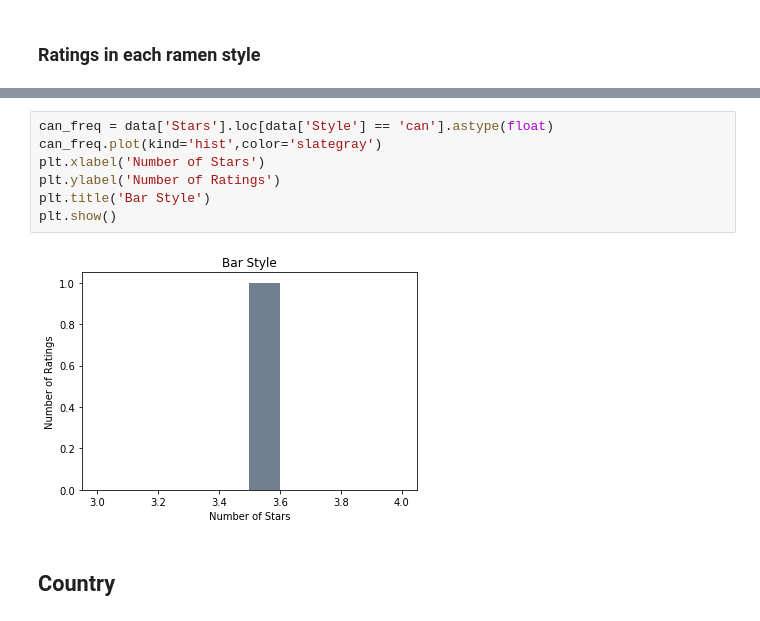
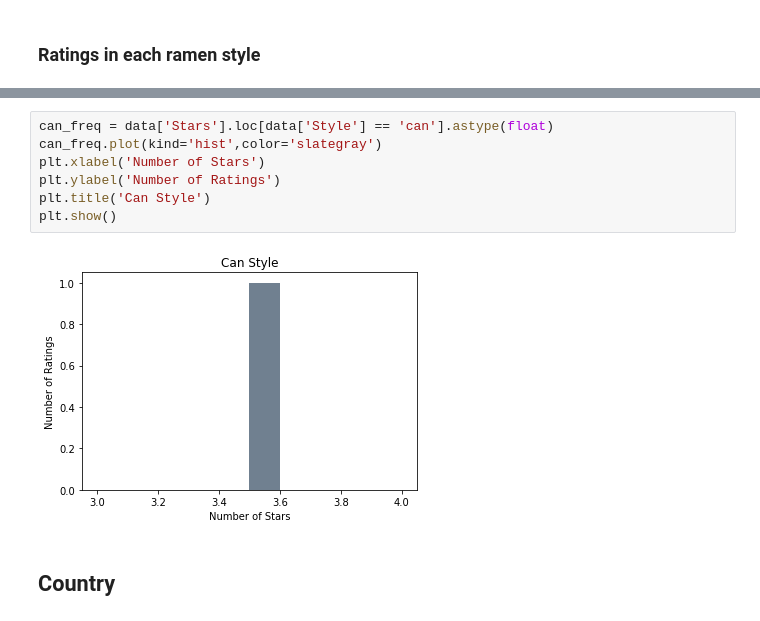
Before and after one commit to Patryk-S-W/ramen_data_analysis, a Jupyter notebook: main.ipynb, the cells around one changed output, grey strips where cells are left out. Drawn from its saved outputs; the diff is of its cells as text.

```diff
--- a/main.ipynb
+++ b/main.ipynb
@@ -249,12 +263,12 @@ plt.show()
 # %%
 can_freq = data['Stars'].loc[data['Style'] == 'can'].astype(float)
 can_freq.plot(kind='hist',color='slategray')
 plt.xlabel('Number of Stars')
 plt.ylabel('Number of Ratings')
-plt.title('Bar Style')
+plt.title('Can Style')
 plt.show()
 # %% [output]
-[figure, old version]
+[figure, new version]
 # %% [markdown]
 ## Country
 # %% [markdown]
```
Also changed, not shown: parts of 26 cells of this notebook, 1 other file.
